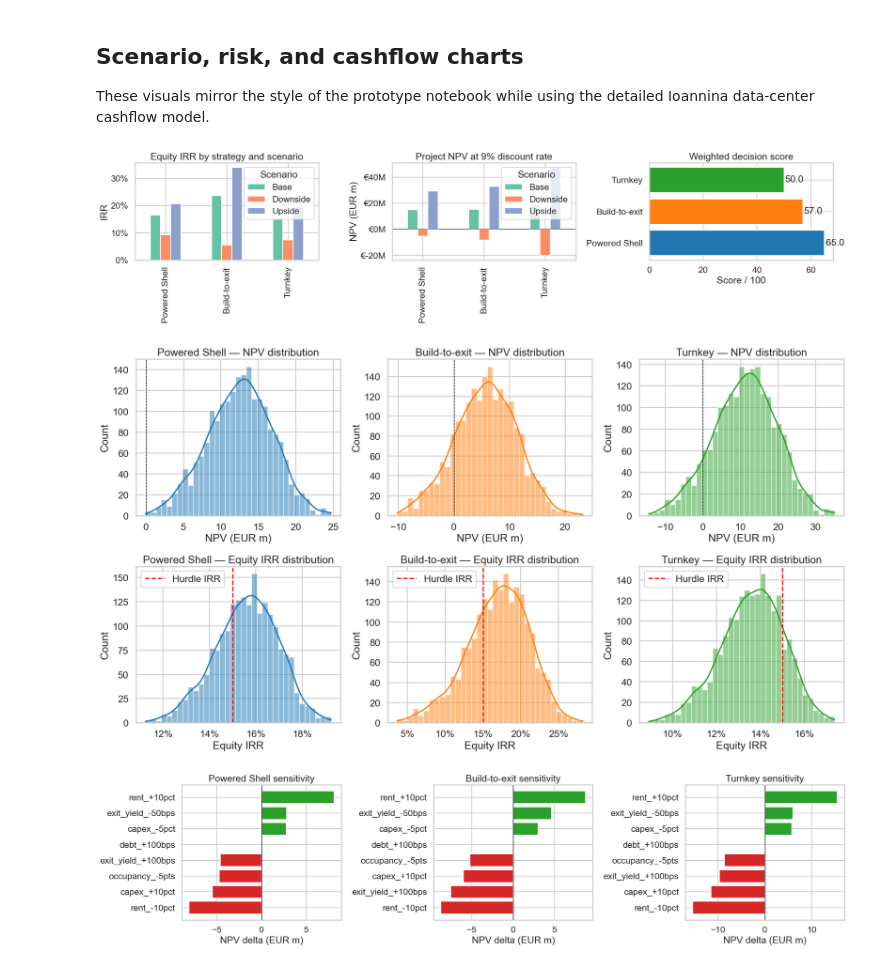
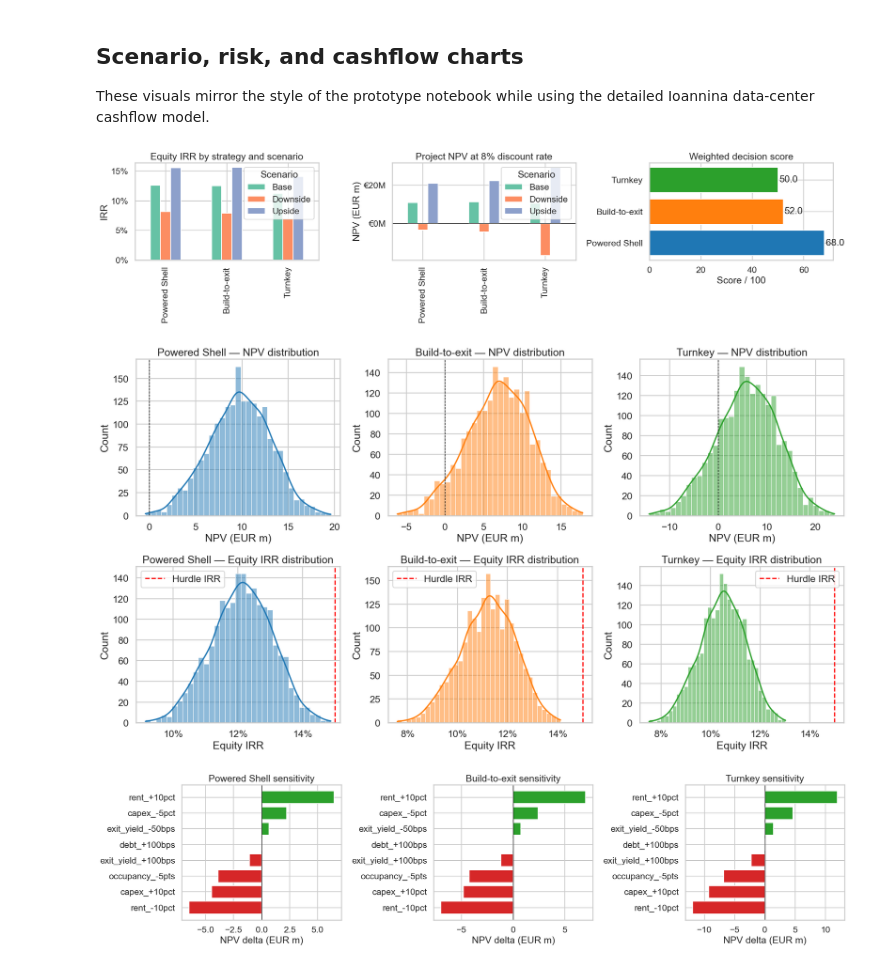
Before and after one commit to steliosvliaros/monte_carlo_hydroponic_strawberry, a Jupyter notebook: notebooks/02_ioannina_detailed_cashflows_analysis.ipynb, the cells around one changed output. Saved outputs shown, nothing was run; the diff lists cells and outputs as text; code cells hidden in the pictures.

```diff
--- a/notebooks/02_ioannina_detailed_cashflows_analysis.ipynb
+++ b/notebooks/02_ioannina_detailed_cashflows_analysis.ipynb
@@ -34,8 +34,21 @@ sns.set_theme(style='whitegrid', context='talk')
 plt.rcParams['figure.figsize'] = (12, 6)
 pd.options.display.float_format = lambda x: f'{x:,.2f}'
 
-ga = dc.GlobalAssumptions(iterations=2000, random_seed=42)
+PROJECT_DISCOUNT_RATE = 0.08
+EQUITY_DISCOUNT_RATE = 0.12
+OPERATING_YEARS = 15
+
+ga = dc.GlobalAssumptions(
+    discount_rate_project=PROJECT_DISCOUNT_RATE,
+    discount_rate_equity=EQUITY_DISCOUNT_RATE,
+    iterations=2000,
+    random_seed=42,
+)
 strategies = dc.make_strategies()
+for strategy in strategies.values():
+    strategy.op_years = OPERATING_YEARS
+    if strategy.sale_year_index is not None:
+        strategy.sale_year_index = OPERATING_YEARS
 scenarios = dc.make_scenarios()
 
 summary_rows = []
@@ -72,6 +85,11 @@ decision_df = pd.DataFrame(decision_rows).sort_values('Weighted_Score_100', asce
 strategy_order = decision_df['Strategy'].tolist()
 best = decision_df.iloc[0]
 
+display(Markdown(
+    f"**Assumptions:** project discount rate `{ga.discount_rate_project:.0%}`, "
+    f"equity discount rate `{ga.discount_rate_equity:.0%}`, "
+    f"operating horizon `{OPERATING_YEARS}` years."
+))
 display(Markdown(f"## Recommendation snapshot\n**Best option now:** `{best['Strategy']}` with weighted score **{best['Weighted_Score_100']:.1f}/100**."))
 display(Markdown('### Scenario summary'))
 display(scenario_df)
@@ -124,7 +143,7 @@ axes[0].legend(title='Scenario')
 
 npv_pivot = (scenario_df.pivot(index='Strategy', columns='Scenario', values='Project_NPV_9pct').reindex(strategy_order)[scenario_order] / 1e6)
 npv_pivot.plot(kind='bar', ax=axes[1], color=scenario_colors)
-axes[1].set_title('Project NPV at 9% discount rate')
+axes[1].set_title(f'Project NPV at {ga.discount_rate_project:.0%} discount rate')
 axes[1].set_xlabel('')
 axes[1].set_ylabel('NPV (EUR m)')
 axes[1].axhline(0, color='black', linewidth=1)
@@ -187,33 +206,33 @@ for name in strategy_order:
     axes[1, 1].plot(base_annual['calendar_year'], base_annual['cum_equity_cf'] / 1e6, marker='o', linewidth=2, label=name, color=color)
 
 axes[0, 0].set_title('Base-case occupancy ramp')
 axes[0, 0].set_xlabel('Operating year')
 axes[0, 0].set_ylabel('Occupancy')
 axes[0, 0].yaxis.set_major_formatter(FuncFormatter(lambda y, _: f'{y:.0%}'))
 axes[0, 0].legend()
 
 axes[0, 1].set_title('Base-case NOI profile')
 axes[0, 1].set_xlabel('Operating year')
 axes[0, 1].set_ylabel('NOI (EUR m)')
 axes[0, 1].yaxis.set_major_formatter(FuncFormatter(lambda y, _: f'€{y:.1f}M'))
 axes[0, 1].legend()
 
 axes[1, 0].set_title('Base-case DSCR profile')
 axes[1, 0].set_xlabel('Operating year')
 axes[1, 0].set_ylabel('DSCR')
 axes[1, 0].axhline(1.0, color='red', linestyle='--', linewidth=1)
 axes[1, 0].legend()
 
 axes[1, 1].set_title('Cumulative equity cashflow')
 axes[1, 1].set_xlabel('Calendar year')
 axes[1, 1].set_ylabel('Cumulative equity CF (EUR m)')
 axes[1, 1].axhline(0, color='black', linewidth=1)
 axes[1, 1].yaxis.set_major_formatter(FuncFormatter(lambda y, _: f'€{y:.1f}M'))
 axes[1, 1].legend()
 
 plt.tight_layout()
 plt.show()
 # %% [output]
-[figure, old version]
+[figure, new version]
-[figure, old version]
+[figure, new version]
-[figure, old version]
+[figure, new version]
```
Also changed, not shown: parts of 4 cells of this notebook.
